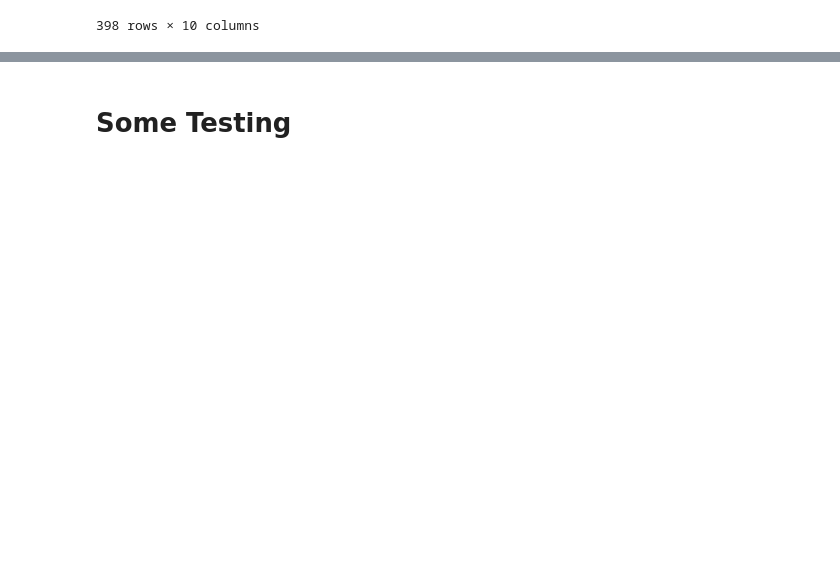
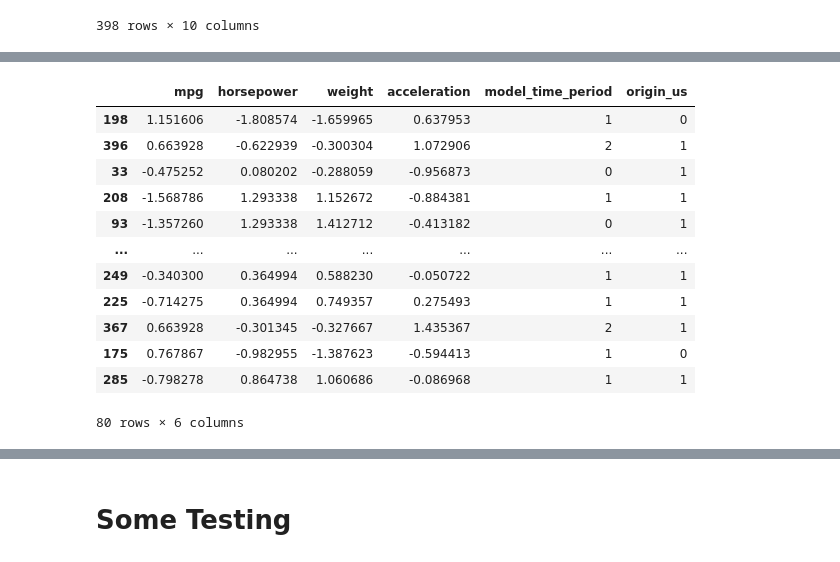
Before and after one commit to xtramin/linear-regression-models, a Jupyter notebook: notebooks/exploratory_analysis.ipynb, the cells around one changed output, grey strips where cells are left out. Cells and saved outputs as stored; diff of their text form; code cells hidden in the pictures; blank space fills up the shorter version.

```diff
--- a/notebooks/exploratory_analysis.ipynb
+++ b/notebooks/exploratory_analysis.ipynb
@@ -145,4 +311,4 @@ df[["mpg", "horsepower", "weight"]].corr()
 # %%
-df["horsepower"] = np.log1p(df["horsepower"])
-df["weight"] = np.log1p(df["weight"])
-df["mpg"] = np.log1p(df["mpg"])
+df_test["horsepower"] = np.log1p(df_test["horsepower"])
+df_test["weight"] = np.log1p(df_test["weight"])
+df_test["mpg"] = np.log1p(df_test["mpg"])
@@ -151,8 +315,21 @@ df[["mpg", "horsepower", "weight"]].corr()
-# %%
-mpg_mean = np.mean(df["mpg"])
-mpg_std = np.std(df["mpg"])
-
-df["horsepower"] = (df["horsepower"] - np.mean(df["horsepower"])) / np.std(df["horsepower"])
-df["weight"] = (df["weight"] - np.mean(df["weight"])) / np.std(df["weight"])
-df["acceleration"] = (df["acceleration"] - np.mean(df["acceleration"])) / np.std(df["acceleration"])
-df["mpg"] = (df["mpg"] - mpg_mean) / mpg_std
+# %%
+df_test["horsepower"] = (df_test["horsepower"] - horsepower_mean) / horsepower_std
+df_test["weight"] = (df_test["weight"] - weight_mean) / weight_std
+df_test["acceleration"] = (df_test["acceleration"] - acceleration_mean) / acceleration_std
+df_test["mpg"] = (df_test["mpg"] - mpg_mean) / mpg_std
+# %%
+df_test
+# %% [output]
+|  | mpg | horsepower | weight | acceleration | model_time_period | origin_us |
+| 198 | 1.151606 | -1.808574 | -1.659965 | 0.637953 | 1 | 0 |
+| 396 | 0.663928 | -0.622939 | -0.300304 | 1.072906 | 2 | 1 |
+| 33 | -0.475252 | 0.080202 | -0.288059 | -0.956873 | 0 | 1 |
+| 208 | -1.568786 | 1.293338 | 1.152672 | -0.884381 | 1 | 1 |
+| 93 | -1.357260 | 1.293338 | 1.412712 | -0.413182 | 0 | 1 |
+| ... | ... | ... | ... | ... | ... | ... |
+| 249 | -0.340300 | 0.364994 | 0.588230 | -0.050722 | 1 | 1 |
+| 225 | -0.714275 | 0.364994 | 0.749357 | 0.275493 | 1 | 1 |
+| 367 | 0.663928 | -0.301345 | -0.327667 | 1.435367 | 2 | 1 |
+| 175 | 0.767867 | -0.982955 | -1.387623 | -0.594413 | 1 | 0 |
+| 285 | -0.798278 | 0.864738 | 1.060686 | -0.086968 | 1 | 1 |
+80 rows × 6 columns
```
Also changed, not shown: parts of 28 cells of this notebook, 4 other files.
